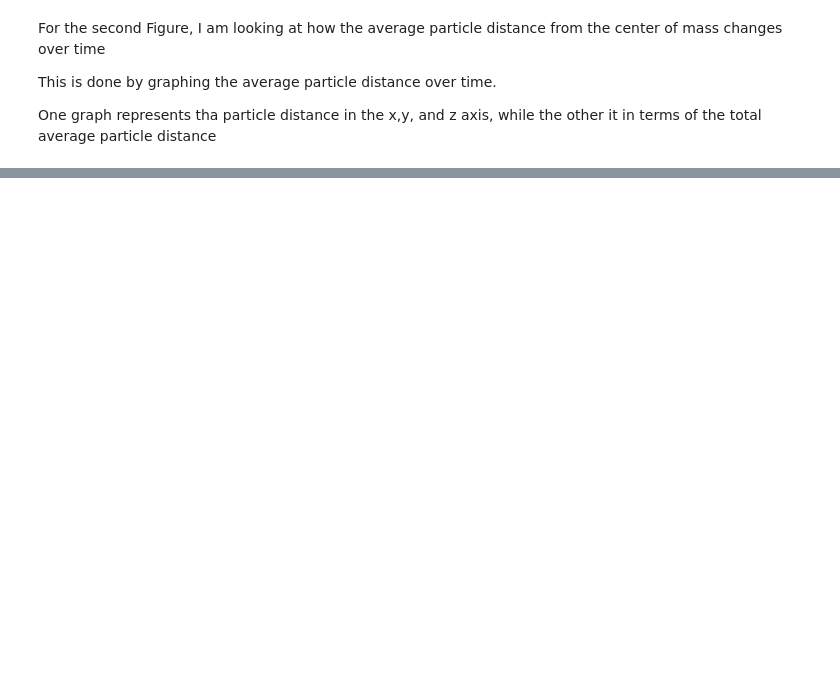
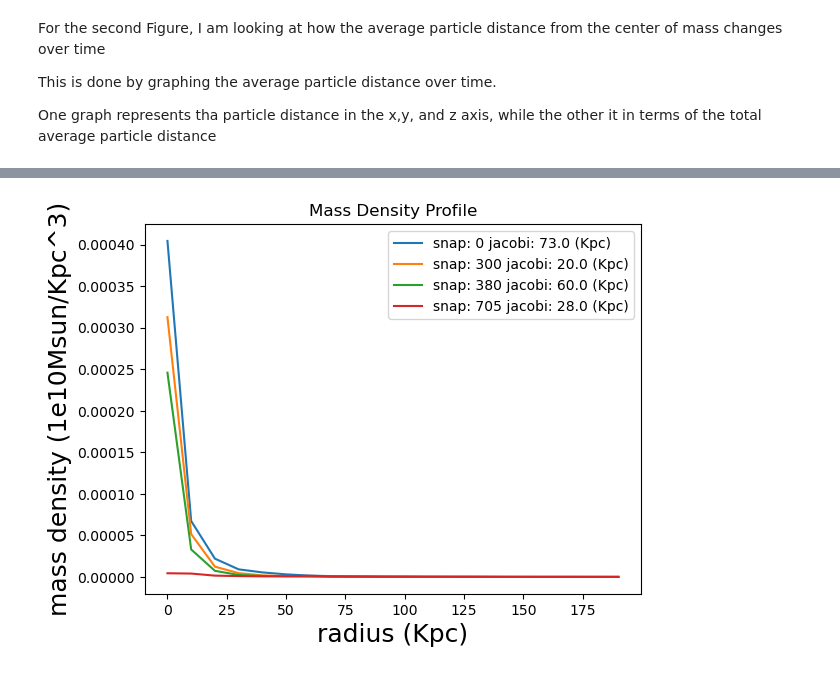
Before and after one commit to c-webs/ASTR_400b, a Jupyter notebook: Research Assignments/Research Assignment 7/Research_Assignment_7.ipynb, the cells around one changed output, grey strips where cells are left out. Cells and saved outputs as stored; diff of their text form; code cells hidden in the pictures; blank space fills up the shorter version.

```diff
--- a/Research Assignments/Research Assignment 7/Research_Assignment_7.ipynb
+++ b/Research Assignments/Research Assignment 7/Research_Assignment_7.ipynb
@@ -481,0 +493,40 @@ jacobi_mass_evolution(r_int,snaps2)
+# %%
+def mass_density(galaxy, snap, r_int,jacobi):
+    """
+    This function graphs the mass density function of the halo of a galaxy for several snaps and graphs them.
+    Inputs:
+        galaxy ('string'): the galaxy that we are looking at
+        snap ('np.ndarray'): the snapshot that we are looking at
+        r_int ('np.ndarray'): The array of radii to include in the graphs.
+        jaco ('np.ndarray'): an array that contains the jacobi radius of each snap in snaps
+    """
+    for s in range(len(snap)):
+        # gets readable filename
+        ilbl = '000' + str(snap[s])
+        ilbl = ilbl[-3:]
+        filename = "%s_"%(galaxy) + ilbl+ '.txt'
+        file = os.path.join(galaxy,filename)
+        # redefines coorinate system
+        coords,pmass = new_coords (file,1)
+        particle_radii = np.sqrt(coords[:,0]**2+coords[:,1]**2+coords[:,2]**2)
+        mass_dens = np.zeros(len(r_int)-1)
+        # computes mass density between each radius in radii
+        for i in range(len(r_int)-1):
+            index = np.where ((particle_radii > r_int[i]) & (particle_radii < r_int[i+1]))
+            particles_enclosed = particle_radii[index]
+            mass_enc = np.sum(pmass[index])
+            volume = (4/3)*np.pi*(r_int[i+1]**3-r_int[i]**3)
+            mass_dens[i] = mass_enc/volume
+        # adds the data for that snapshot to a plot
+        plt.plot(r_int[0:(len(r_int)-1)],mass_dens,label = f'snap: {snap[s]} jacobi: {np.round(jacobi[s])} (Kpc)')
+    plt.title ('Mass Density Profile')
+    plt.xlabel("radius (Kpc)",fontsize = '18')
+    plt.ylabel("mass density (1e10Msun/Kpc^3)",fontsize = '18')
+    plt.legend()
+    plt.show()
+# %%
+radii = np.linspace(0,200,21)
+# %%
+mass_density('M33',snaps,radii,jac)
+# %% [output]
+[figure, added]
```
Also changed, not shown: parts of 19 cells of this notebook, 5 other files.
